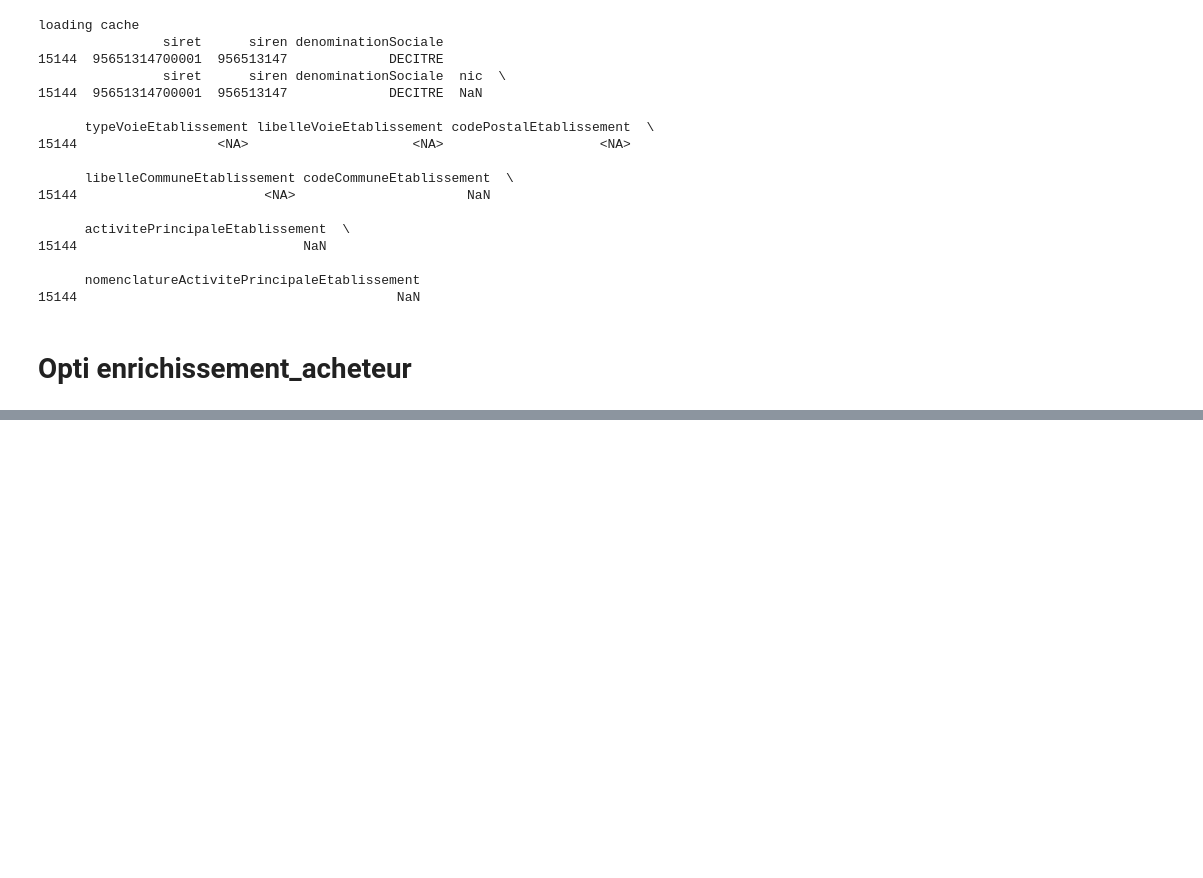
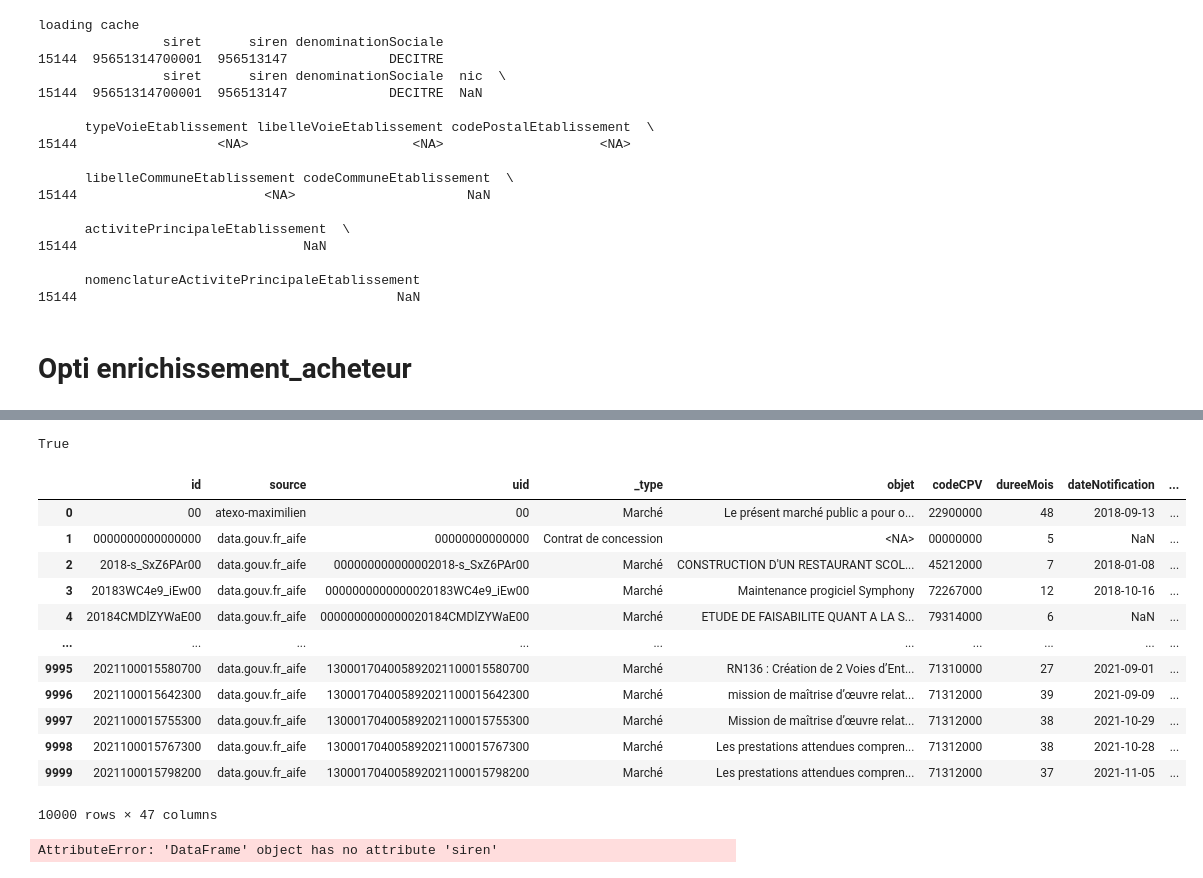
Before and after one commit to 139bercy/decp-augmente, a Jupyter notebook: opit_enrichissement.ipynb, the cells around one changed output, grey strips where cells are left out. Cells and saved outputs as stored; diff of their text form; code cells hidden in the pictures; blank space fills up the shorter version.

```diff
--- a/opit_enrichissement.ipynb
+++ b/opit_enrichissement.ipynb
@@ -400,0 +789,4 @@ loading cache
+# %%
+with open(r"/home/gaspard/Documents/decp-augmente/cache_legale", "rb") as file:
+    dfa = pickle.load(file)
+dfa
@@ -400,0 +1097,3 @@ loading cache
+# %%
+with open("df_nettoye", "rb") as file:
+    df_n = pickle.load(file)
@@ -400,0 +1110,3 @@ loading cache
+# %%
+with open("df_nettoye", "rb") as file:
+    df_nomodif = pickle.load(file)
@@ -400,0 +1128,4 @@ loading cache
+# %%
+is_luhn_valid("000000000")
+# %% [output]
+True
@@ -400,0 +1135,22 @@ loading cache
+# %%
+df_nomodif_mini = df_nomodif.iloc[0:300000].copy()
+# %%
+df_nomodif_mini
+# %% [output]
+|  | id | source | uid | _type | objet | codeCPV | dureeMois | dateNotification | ... |
+| 0 | 00 | atexo-maximilien | 00 | Marché | Le présent marché public a pour o... | 22900000 | 48 | 2018-09-13 | ... |
+| 1 | 0000000000000000 | data.gouv.fr_aife | 00000000000000 | Contrat de concession | <NA> | 00000000 | 5 | NaN | ... |
+| 2 | 2018-s_SxZ6PAr00 | data.gouv.fr_aife | 000000000000002018-s_SxZ6PAr00 | Marché | CONSTRUCTION D'UN RESTAURANT SCOL... | 45212000 | 7 | 2018-01-08 | ... |
+| 3 | 20183WC4e9_iEw00 | data.gouv.fr_aife | 0000000000000020183WC4e9_iEw00 | Marché | Maintenance progiciel Symphony | 72267000 | 12 | 2018-10-16 | ... |
+| 4 | 20184CMDlZYWaE00 | data.gouv.fr_aife | 0000000000000020184CMDlZYWaE00 | Marché | ETUDE DE FAISABILITE QUANT A LA S... | 79314000 | 6 | NaN | ... |
+| ... | ... | ... | ... | ... | ... | ... | ... | ... | ... |
+| 9995 | 2021100015580700 | data.gouv.fr_aife | 130001704005892021100015580700 | Marché | RN136 : Création de 2 Voies d’Ent... | 71310000 | 27 | 2021-09-01 | ... |
+| 9996 | 2021100015642300 | data.gouv.fr_aife | 130001704005892021100015642300 | Marché | mission de maîtrise d’œuvre relat... | 71312000 | 39 | 2021-09-09 | ... |
+| 9997 | 2021100015755300 | data.gouv.fr_aife | 130001704005892021100015755300 | Marché | Mission de maîtrise d’œuvre relat... | 71312000 | 38 | 2021-10-29 | ... |
+| 9998 | 2021100015767300 | data.gouv.fr_aife | 130001704005892021100015767300 | Marché | Les prestations attendues compren... | 71312000 | 38 | 2021-10-28 | ... |
+| 9999 | 2021100015798200 | data.gouv.fr_aife | 130001704005892021100015798200 | Marché | Les prestations attendues compren... | 71312000 | 37 | 2021-11-05 | ... |
+10000 rows × 47 columns
+# %%
+df_nomodif.siren
+# %% [output]
+AttributeError: 'DataFrame' object has no attribute 'siren'
```
Also changed, not shown: parts of 51 cells of this notebook, 1 other file.
